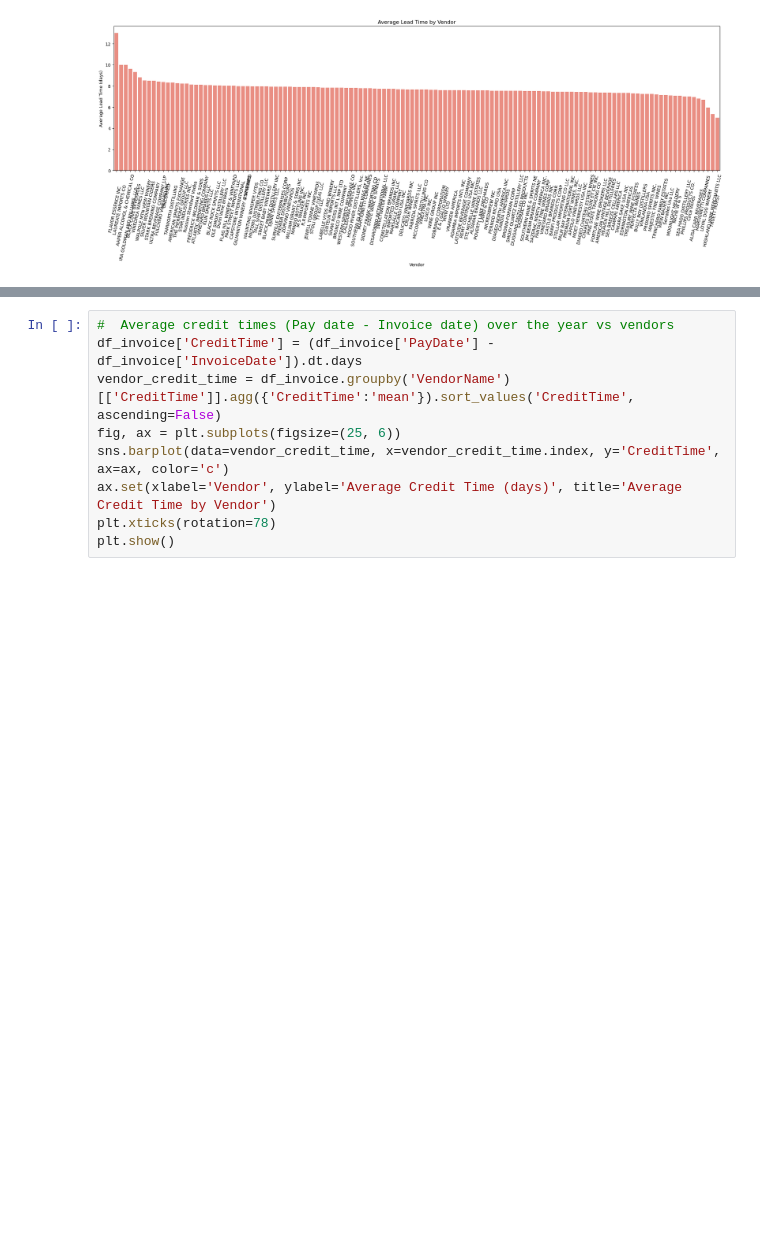
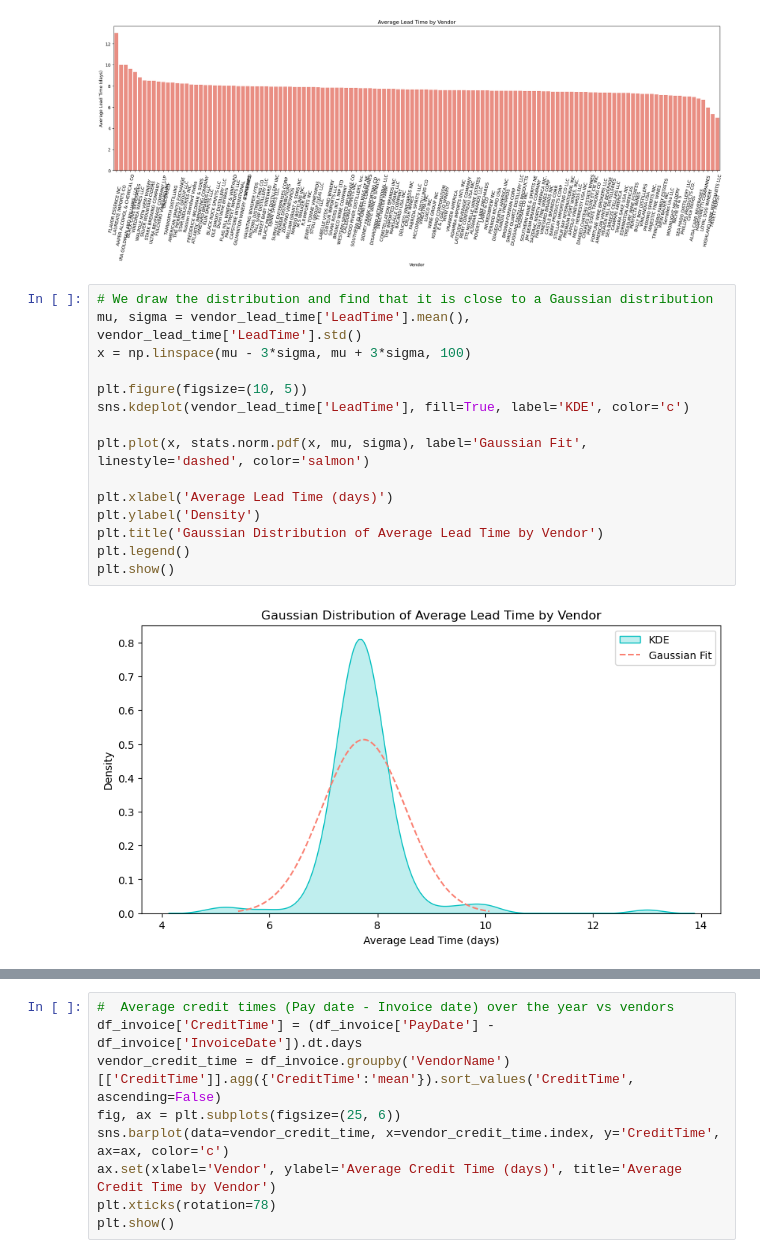
Before and after one commit to Leullque/ece143_group10, a Jupyter notebook: visualization.ipynb, the cells around one changed output, grey strips where cells are left out. Drawn from its saved outputs; the diff is of its cells as text; blank space fills up the shorter version.

Commit message:
add gaussian

```diff
--- a/visualization.ipynb
+++ b/visualization.ipynb
@@ -460,3 +487,20 @@ plt.xticks(rotation=78)
 plt.show()
 # %% [output]
 [figure]
+# %%
+# We draw the distribution and find that it is close to a Gaussian distribution
+mu, sigma = vendor_lead_time['LeadTime'].mean(), vendor_lead_time['LeadTime'].std()
+x = np.linspace(mu - 3*sigma, mu + 3*sigma, 100)
+
+plt.figure(figsize=(10, 5))
+sns.kdeplot(vendor_lead_time['LeadTime'], fill=True, label='KDE', color='c')
+
+plt.plot(x, stats.norm.pdf(x, mu, sigma), label='Gaussian Fit', linestyle='dashed', color='salmon')
+
+plt.xlabel('Average Lead Time (days)')
+plt.ylabel('Density')
+plt.title('Gaussian Distribution of Average Lead Time by Vendor')
+plt.legend()
+plt.show()
+# %% [output]
+[figure, added]
```
Also changed, not shown: parts of 7 cells of this notebook.
